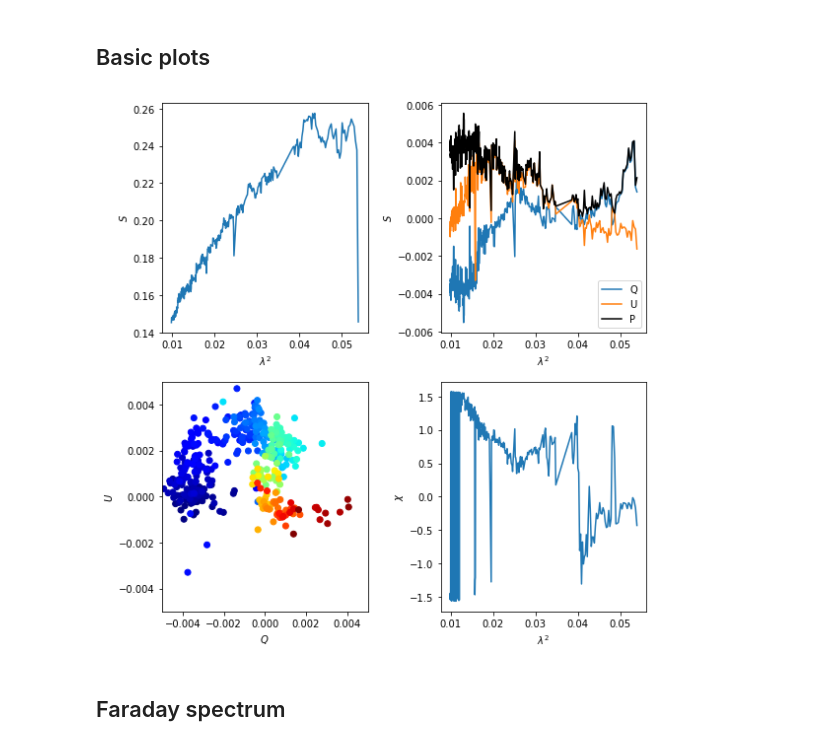
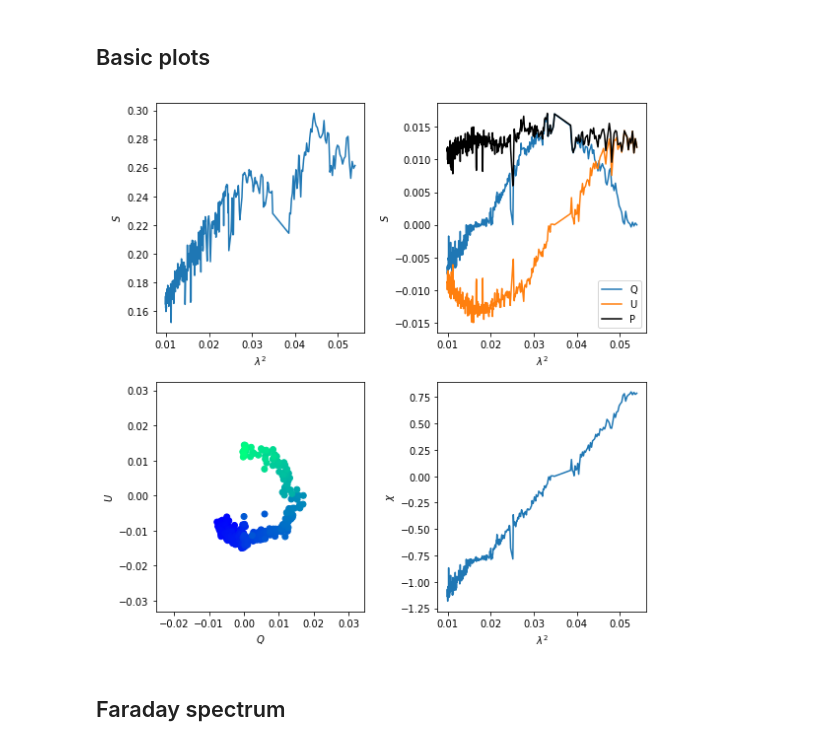
Before and after one commit to MatthewJA/brushtail, a Jupyter notebook: dae/jack-data.ipynb, the cells around one changed output. Saved outputs shown, nothing was run; the diff lists cells and outputs as text; code cells hidden in the pictures.

```diff
--- a/dae/jack-data.ipynb
+++ b/dae/jack-data.ipynb
@@ -12,7 +12,7 @@ jack_path = Path(
     '/home/alger/possum/livingston/stokes_data_collection/'
     'galactic_centre/')
 # %%
-test_path = sorted(jack_path.iterdir())[0]
+test_path = sorted(jack_path.iterdir())[6]
 
 colnames = ['freq', 'I', 'Q', 'U', 'I_RMS', 'Q_RMS', 'U_RMS']
 data = pandas.read_table(test_path, sep=' ', names=colnames)
@@ -22,27 +22,27 @@ data['lsq'] = (3e8 / data.freq) ** 2
 # %%
 fig, ((a, b), (c, d)) = plt.subplots(2, 2, figsize=(8, 8))
 a.plot(data.lsq, data.I)
 a.set_xlabel('$\\lambda^2$')
 a.set_ylabel('$S$')
 b.plot(data.lsq, data.Q, label='Q')
 b.plot(data.lsq, data.U, label='U')
 b.plot(data.lsq, numpy.sqrt(data.Q ** 2 + data.U ** 2), label='P',
        c='k')
 b.set_xlabel('$\\lambda^2$')
 b.set_ylabel('$S$')
 b.legend()
-c.scatter(data.Q, data.U, c=data.lsq, cmap='jet')
+c.scatter(data.Q, data.U, c=data.lsq, cmap='winter')
 c.set_xlabel('$Q$')
 c.set_ylabel('$U$')
-c.set_xlim(-0.005, 0.005)
-c.set_ylim(-0.005, 0.005)
+# c.set_xlim(-0.005, 0.005)
+# c.set_ylim(-0.005, 0.005)
 d.plot(data.lsq, numpy.arctan2(data.U, data.Q) / 2)
 d.set_xlabel('$\\lambda^2$')
 d.set_ylabel('$\\chi$')
 plt.tight_layout()
 plt.savefig('jack-example.pdf')
 # %% [output]
-[figure, old version]
+[figure, new version]
 # %% [markdown]
 ## Faraday spectrum
 # %%
```
Also changed, not shown: parts of 3 cells of this notebook, 11 other files.
